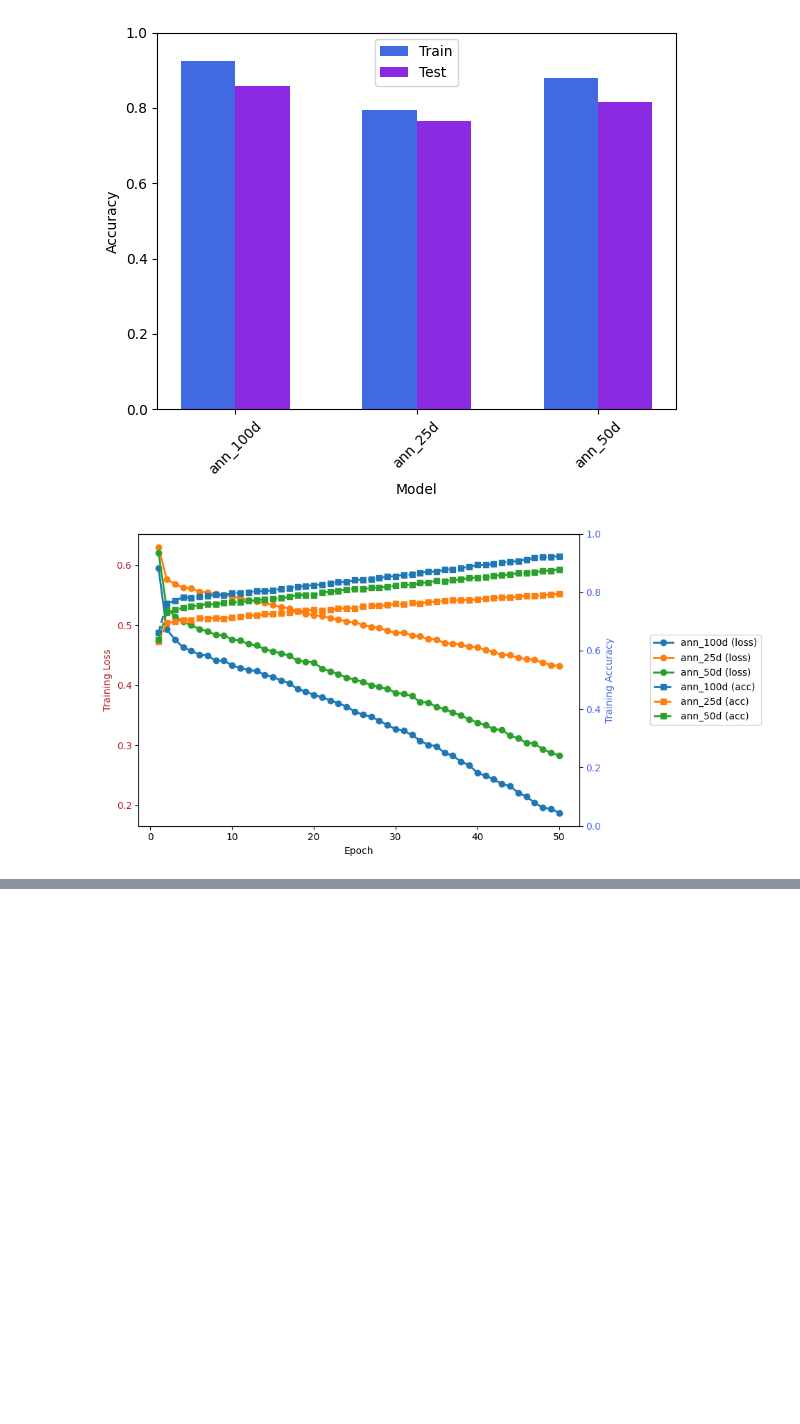
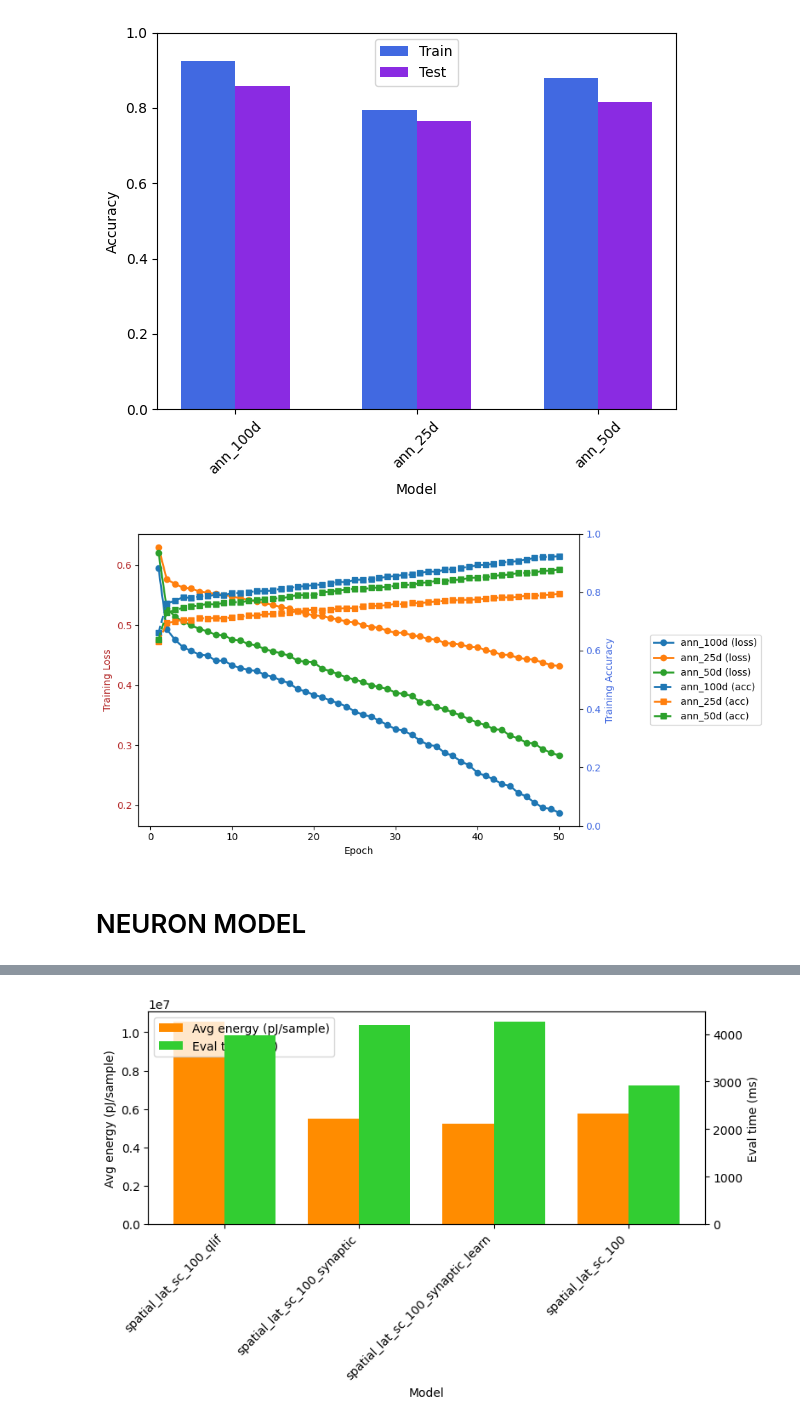
Before and after one commit to Rolands-Laucis/snn4nlp, a Jupyter notebook: experiments/E_sent-main-2-viz.ipynb, the cells around one changed output, grey strips where cells are left out. Saved outputs shown, nothing was run; the diff lists cells and outputs as text; code cells hidden in the pictures; blank space fills up the shorter version.

Commit message:
new results

```diff
--- a/experiments/E_sent-main-2-viz.ipynb
+++ b/experiments/E_sent-main-2-viz.ipynb
@@ -155,3 +155,70 @@ plt.show()
 # %% [output]
 [figure]
 [figure]
+# %% [markdown]
+# NEURON MODEL
+# %%
+from E_sent_eval import evaluate_model
+from glob import glob
+from pathlib import Path
+import json
+from argparse import Namespace
+
+import matplotlib.pyplot as plt
+import numpy as np
+from colors import colors
+
+models = sorted(glob('../output_results/E_sent/neuron_model/*.pt'))
+models.append('../output_results/E_sent/main-2/lat_sc_100_2026-04-30_11-03-04_e-50_s-30_spatial.pt') # the LIF 100d model
+
+labels = []
+avg_energy_pj_per_sample = []
+eval_time_ms = []
+
+for model_path in models:
+    meta_path = Path(model_path).with_suffix('.json')
+    meta = json.loads(meta_path.read_text()).get('training_config', {})
+    args = Namespace(**(meta | {
+        "model_path": model_path,
+        "diagnose": False,
+        # "diagnose": True,
+        # "limit": 10,
+        "limit": None,
+        "split": "test",
+        "estimate_energy": True,
+        "energy_ac_cost_pj": 25.63,
+        "output_json": None,
+    }))
+    # Try to cast each number-like argument to int if possible, since JSON doesn't distinguish.
+    args = Namespace(**{k: (int(v) if isinstance(v, str) and v.isdigit() else v) for k, v in vars(args).items()})
+    print(model_path)
+    results = evaluate_model(args)
+    labels.append('_'.join([meta.get('input_mode'), meta.get('output_file_prefix') or 'poisson_sc']))
+    avg_energy_pj_per_sample.append(results['avg_energy_pj_per_sample'])
+    eval_time_ms.append(results.get('eval_time_ms', 0))
+    print(results['eval_time_ms'])
+
+positions = np.arange(len(labels))
+width = 0.38
+
+fig, ax1 = plt.subplots(figsize=(max(8, len(labels) * 1.2), 5))
+ax2 = ax1.twinx()
+
+bars_energy = ax1.bar(positions - width/2, avg_energy_pj_per_sample, width, color=colors.energy, label='Avg energy (pJ/sample)')
+bars_time = ax2.bar(positions + width/2, eval_time_ms, width, color=colors.time, label='Eval time (ms)')
+
+ax1.set_xlabel('Model')
+ax1.set_ylabel('Avg energy (pJ/sample)')
+ax2.set_ylabel('Eval time (ms)')
+ax1.set_xticks(positions)
+ax1.set_xticklabels(labels, rotation=45, ha='right')
+ax1.tick_params(axis='y')
+ax2.tick_params(axis='y')
+
+h1, l1 = ax1.get_legend_handles_labels()
+h2, l2 = ax2.get_legend_handles_labels()
+ax1.legend(h1 + h2, l1 + l2, loc='upper left')
+
+plt.tight_layout()
+plt.show()
+# %% [output]
@@ -157,0 +245 @@ plt.show()
+[figure, added]
```
Also changed, not shown: parts of 1 cell of this notebook.
